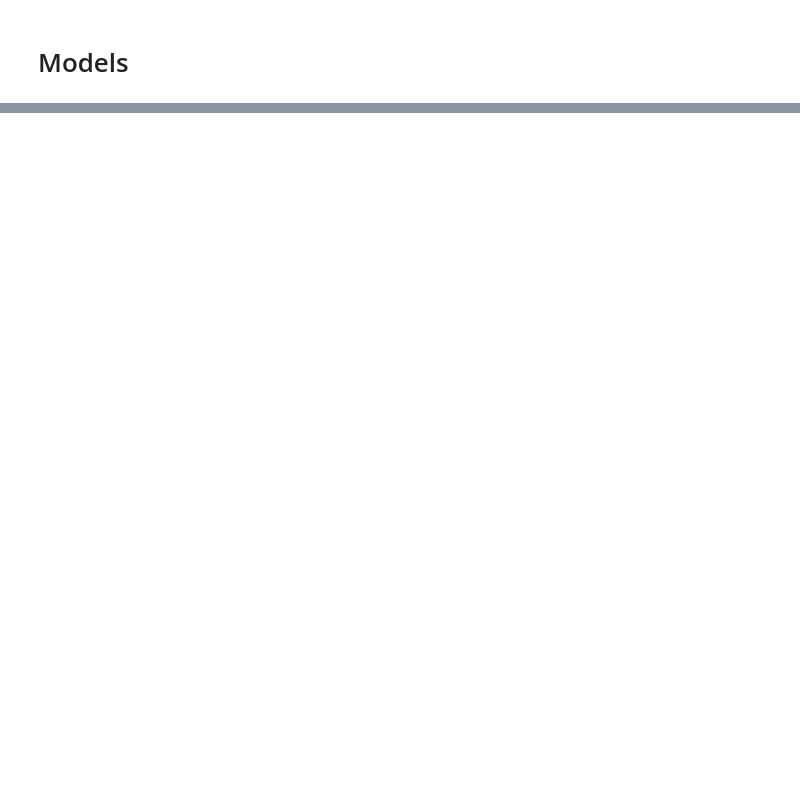
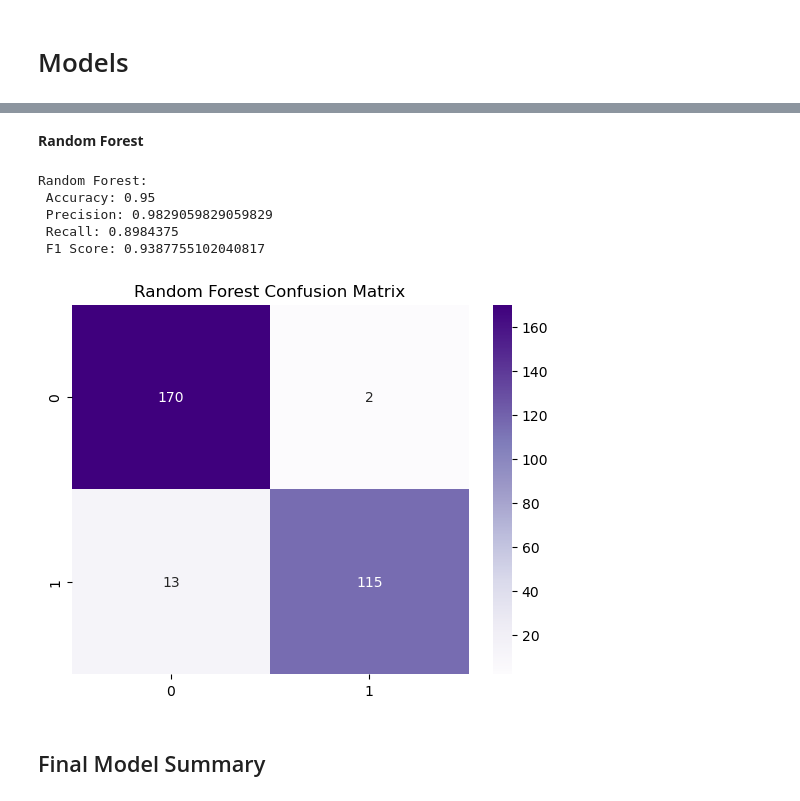
Before and after one commit to somyakatoch/Enginow_MachineLearning_Intership, a Jupyter notebook: Somya Katoch.ipynb, the cells around one changed output, grey strips where cells are left out. Saved outputs shown, nothing was run; the diff lists cells and outputs as text; code cells hidden in the pictures; blank space fills up the shorter version.

```diff
--- a/Somya Katoch.ipynb
+++ b/Somya Katoch.ipynb
@@ -277,0 +419,34 @@ plt.show()
+# %% [markdown]
+**Random Forest**
+# %%
+# Random Forest Model
+from sklearn.ensemble import RandomForestClassifier
+from sklearn.metrics import accuracy_score, precision_score, recall_score, f1_score, confusion_matrix
+import seaborn as sns
+import matplotlib.pyplot as plt
+
+rf_model = RandomForestClassifier(n_estimators=100, random_state=42)
+rf_model.fit(x_train, y_train)
+
+y_pred_rf = rf_model.predict(x_test)
+
+accuracy_rf = accuracy_score(y_test, y_pred_rf)
+precision_rf = precision_score(y_test, y_pred_rf)
+recall_rf = recall_score(y_test, y_pred_rf)
+f1_rf = f1_score(y_test, y_pred_rf)
+cm_rf = confusion_matrix(y_test, y_pred_rf)
+
+print(f"Random Forest:\n Accuracy: {accuracy_rf}\n Precision: {precision_rf}\n Recall: {recall_rf}\n F1 Score: {f1_rf}")
+
+sns.heatmap(cm_rf, annot=True, fmt='d', cmap='Purples')
+plt.title('Random Forest Confusion Matrix')
+plt.show()
+# %% [output]
+Random Forest:
+ Accuracy: 0.95
+ Precision: 0.9829059829059829
+ Recall: 0.8984375
+ F1 Score: 0.9387755102040817
+[figure, added]
+# %% [markdown]
+## Final Model Summary
```
Also changed, not shown: parts of 39 cells of this notebook.
